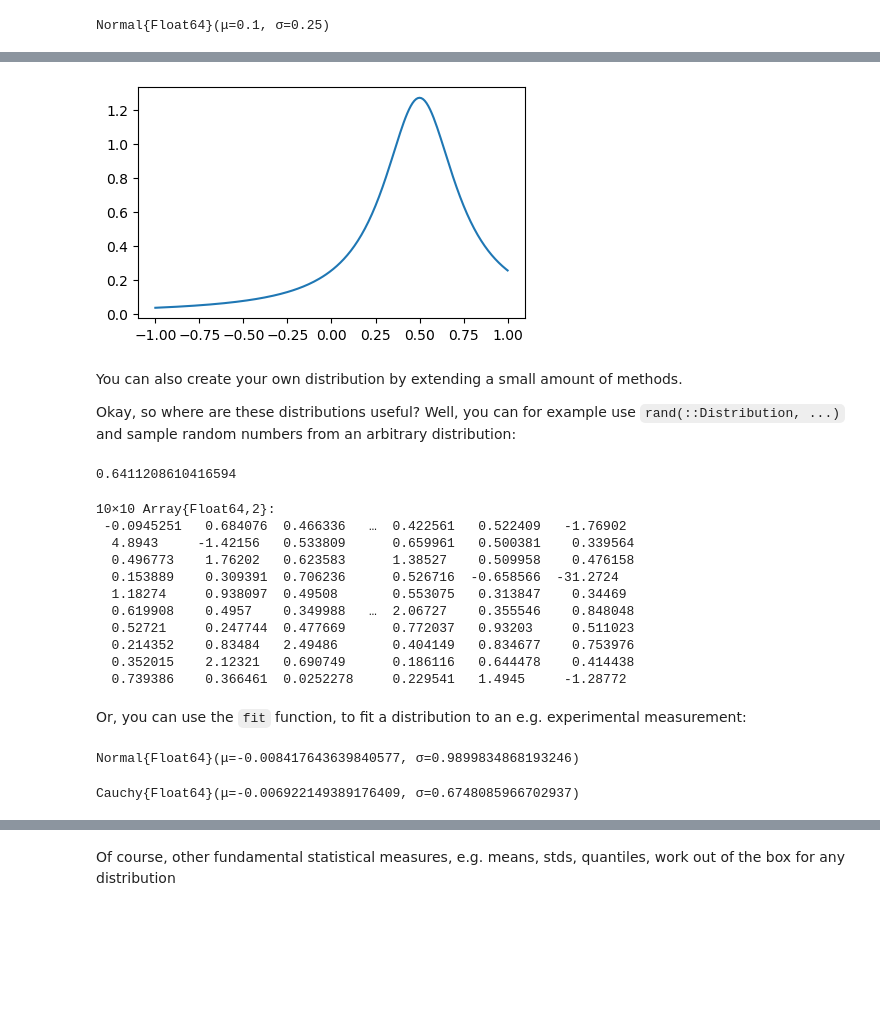
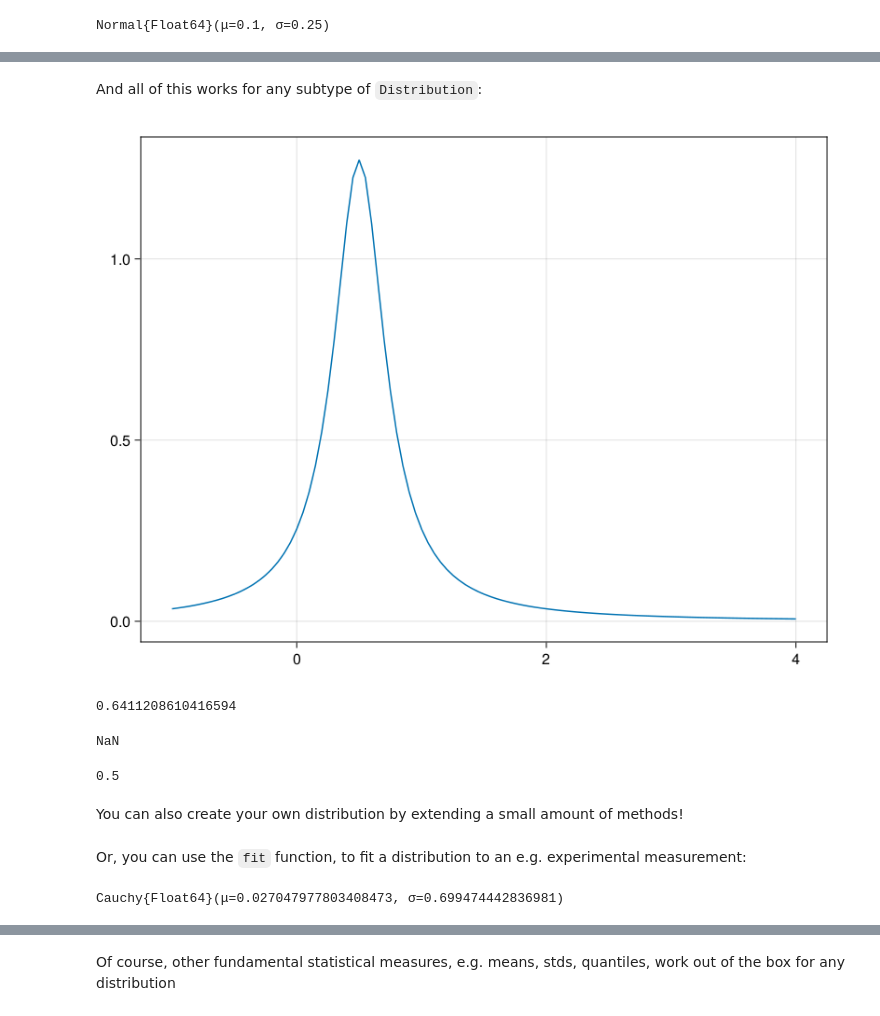
Before and after one commit to Datseris/Zero2Hero-JuliaWorkshop, a Jupyter notebook: 3-Ecosystem.ipynb, the cells around one changed output, grey strips where cells are left out. Drawn from its saved outputs; the diff is of its cells as text; code cells hidden in the pictures; blank space fills up the shorter version.

```diff
--- a/3-Ecosystem.ipynb
+++ b/3-Ecosystem.ipynb
@@ -462,41 +447,33 @@ plot(x, pdf.(d, x)); # pdf(::Distribution, x) gives the pdf at x
+# %% [markdown]
+And all of this works for any subtype of `Distribution`:
 # %%
+using CairoMakie
 cauchy = Cauchy(0.5, 0.25)
-plot(x, pdf.(cauchy, x));
+x = range(-1, 4; length = 101)
+lines(x, pdf.(cauchy, x))
 # %% [output]
-[figure, old version]
+[figure, new version]
-# %% [markdown]
-You can also create your own distribution by extending a small amount of methods.
-
-Okay, so where are these distributions useful? Well, you can for example use `rand(::Distribution, ...)` and sample random numbers from an arbitrary distribution:
 # %%
 rand(cauchy)
 # %% [output]
 0.6411208610416594
-# %%
-rand(cauchy, 10, 10)
-# %% [output]
-10×10 Array{Float64,2}:
- -0.0945251   0.684076  0.466336   …  0.422561   0.522409   -1.76902
-  4.8943     -1.42156   0.533809      0.659961   0.500381    0.339564
-  0.496773    1.76202   0.623583      1.38527    0.509958    0.476158
-  0.153889    0.309391  0.706236      0.526716  -0.658566  -31.2724
-  1.18274     0.938097  0.49508       0.553075   0.313847    0.34469
-  0.619908    0.4957    0.349988   …  2.06727    0.355546    0.848048
-  0.52721     0.247744  0.477669      0.772037   0.93203     0.511023
-  0.214352    0.83484   2.49486       0.404149   0.834677    0.753976
-  0.352015    2.12321   0.690749      0.186116   0.644478    0.414438
-  0.739386    0.366461  0.0252278     0.229541   1.4945     -1.28772
+# %%
+std(cauchy)
+# %% [output]
+NaN
+# %%
+quantile(cauchy, 0.5)
+# %% [output]
+0.5
+# %% [markdown]
+You can also create your own distribution by extending a small amount of methods!
 # %% [markdown]
 Or, you can use the `fit` function, to fit a distribution to an e.g. experimental measurement:
 # %%
 x = randn(5000);
-fit(Normal, x)
+cauchyfit = fit(Cauchy, x)
 # %% [output]
-Normal{Float64}(μ=-0.008417643639840577, σ=0.9899834868193246)
+Cauchy{Float64}(μ=0.027047977803408473, σ=0.699474442836981)
-# %%
-cauchyfit = fit(Cauchy, x)
-# %% [output]
-Cauchy{Float64}(μ=-0.006922149389176409, σ=0.6748085966702937)
 # %%
 params(cauchyfit)
 # %% [output]
```
Also changed, not shown: parts of 40 cells of this notebook, 2 other files.
